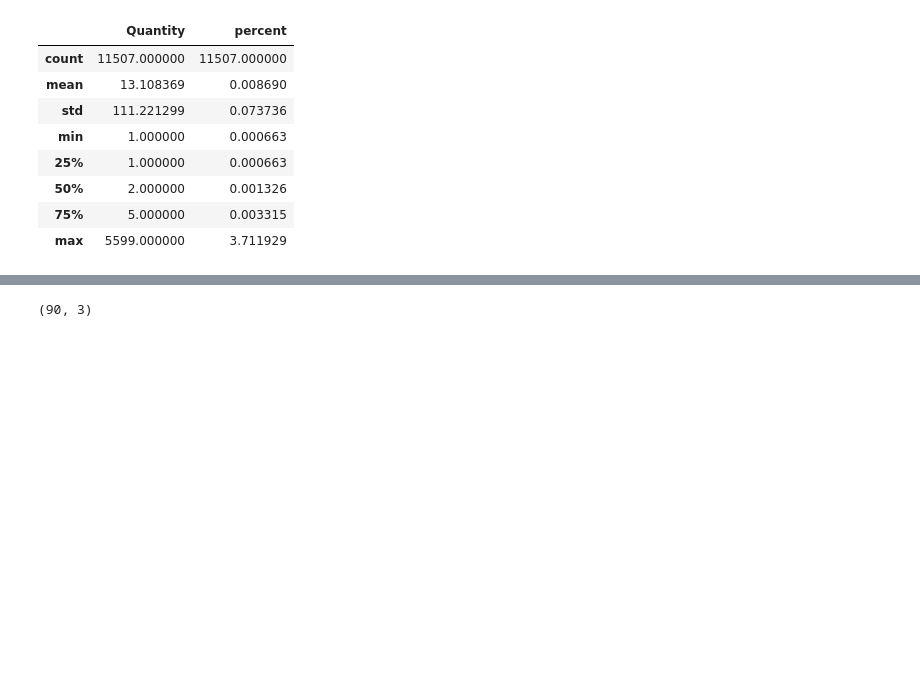
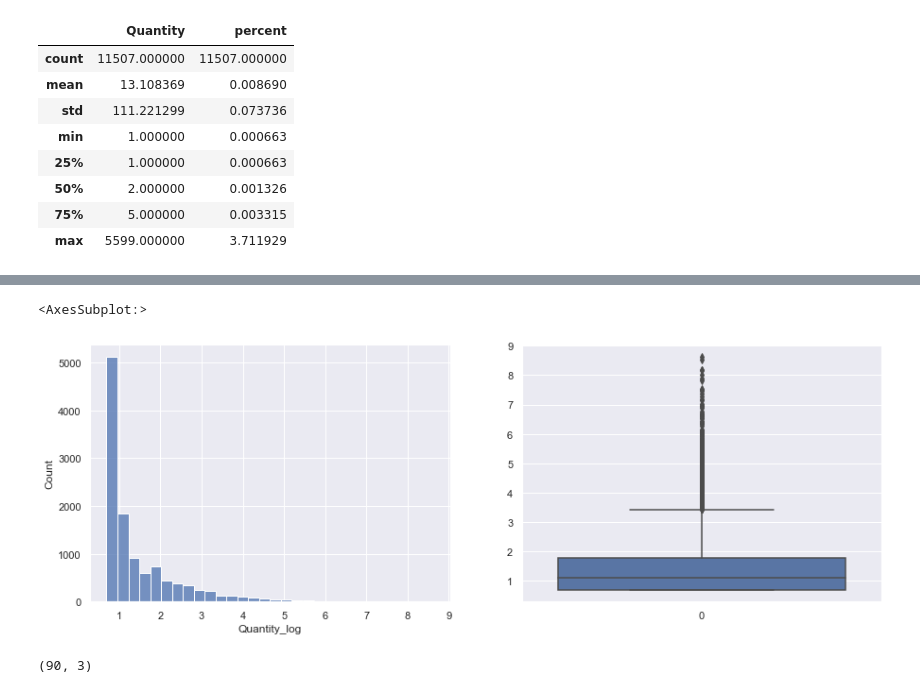
Before and after one commit to nromari/Categoriser-automatiquement-des-questions, a Jupyter notebook: P5_exploration_et_nettoyage.ipynb, the cells around one changed output, grey strips where cells are left out. Cells and saved outputs as stored; diff of their text form; code cells hidden in the pictures; blank space fills up the shorter version.

```diff
--- a/P5_exploration_et_nettoyage.ipynb
+++ b/P5_exploration_et_nettoyage.ipynb
@@ -627,3 +640,13 @@ tags_df.describe()
+# %%
+var = 'Quantity_log'
+
+sns.set(rc = {'figure.figsize':(15,5)})
+fig, (ax1, ax2) = plt.subplots(1,2)
+sns.histplot(tags_df, x=var, bins=30, ax=ax1)
+sns.boxplot(data = tags_df[var], ax=ax2)
+# %% [output]
+<AxesSubplot:>
+[figure, added]
 # %%
 #Je choisis d'explorer les tags qui ont au moins 200 occurences
 freqt_tags = pd.DataFrame(tags_df[tags_df['Quantity']>=200])
```
Also changed, not shown: parts of 59 cells of this notebook.
